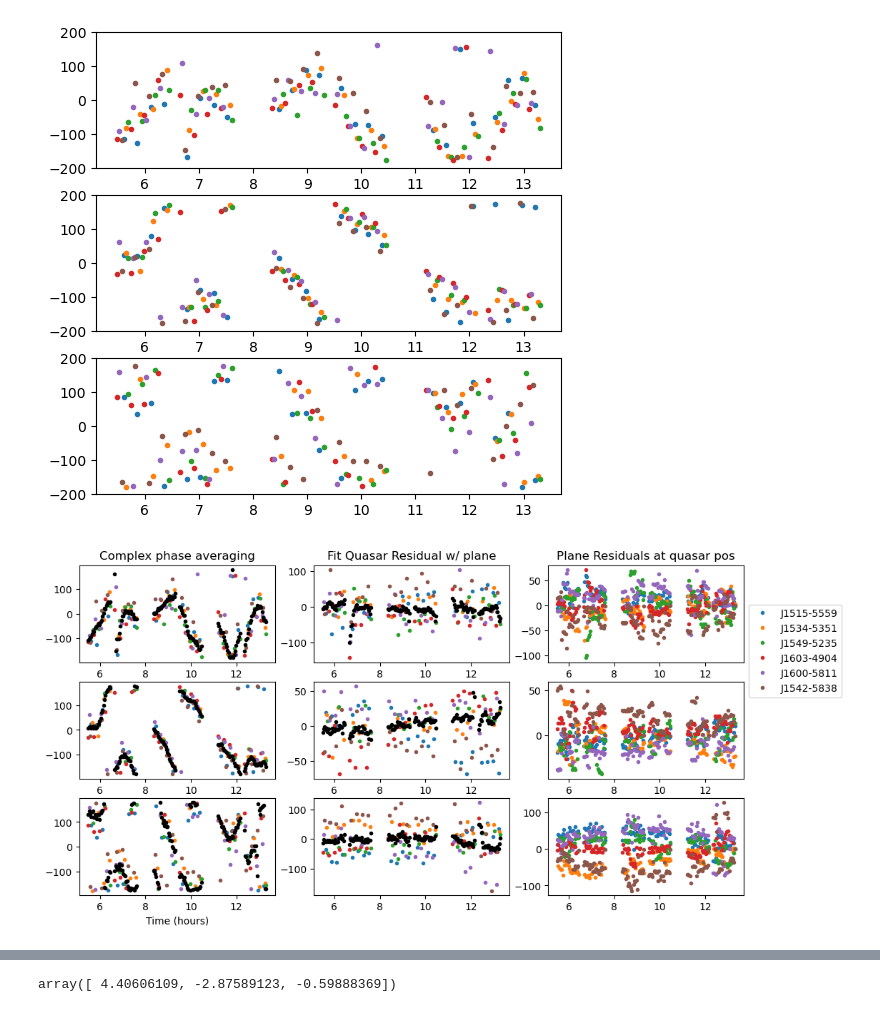
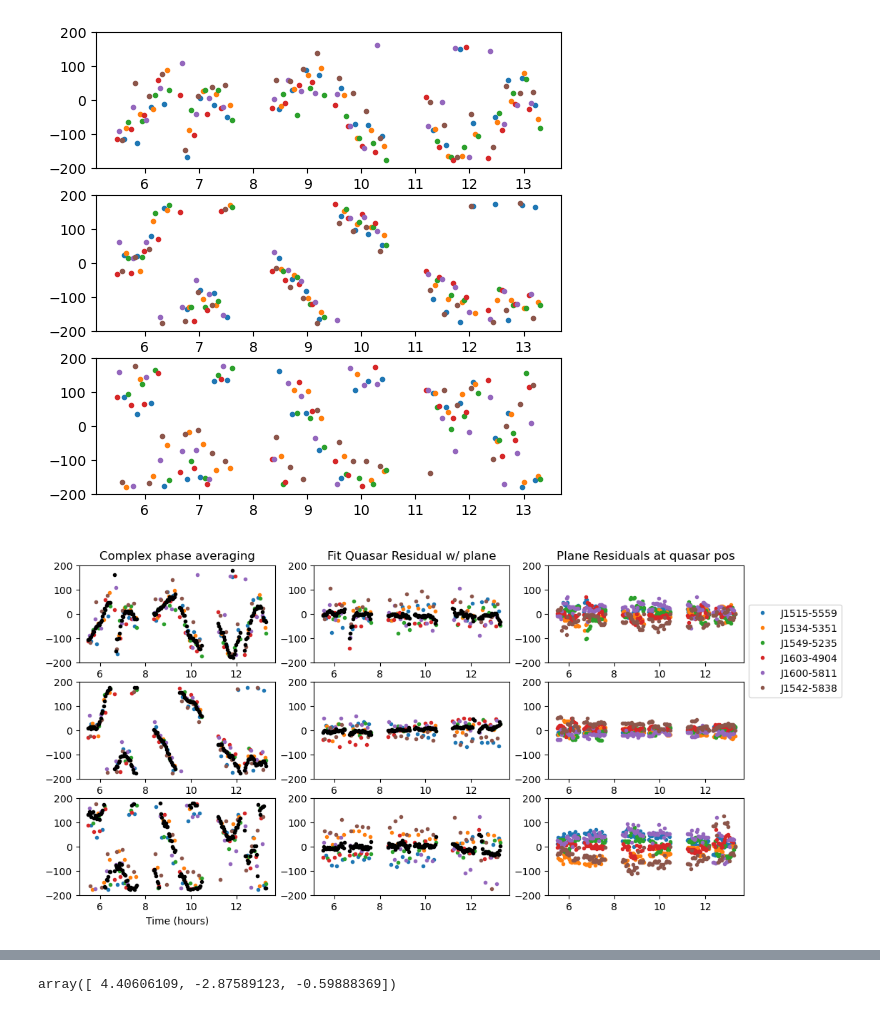
Before and after one commit to lucasjord/spirals, a Jupyter notebook: testing/multiview_testing.ipynb, the cells around one changed output, grey strips where cells are left out. Cells and saved outputs as stored; diff of their text form; code cells hidden in the pictures.

```diff
--- a/testing/multiview_testing.ipynb
+++ b/testing/multiview_testing.ipynb
@@ -128,7 +142,7 @@ for nant in range(len(ants)):
 dt = 8
 
 refant = '1'
-T,P,R = {},{},[]
+P,R = {},[]
 for nant in range(len(ants)):
     R.append({})
     for sid in sids:
@@ -181,34 +195,34 @@ for nant in range(len(ants)):
             r_phas[r_phas >= np.pi] += -2*np.pi
             r_phas[r_phas < -np.pi] +=  2*np.pi
             for j in range(len(src_num1[indx])):
                 R[nant][foo[j]][i] = r_phas[j]
         else:
             # append time and null phase (keep solutions the same length)
             t.append(rtime[i])
             p.append(np.nan)
     T.update({ants[nant]:t})
     P.update({ants[nant]:np.array(p)})
 
 fig, ax = plt.subplots(len(ants),3,figsize=(4*3,3*(len(ants)-1)))
 for nant in range(len(ants)):
     for nsrc in range(len(sids)):
         indx = (ant_num1==ants[nant])*(src_num1==sids[nsrc])
         ax[nant,0].plot(24*fday1[indx],57.2*np.angle(vis1[indx]),'.')
         ax[nant,1].plot(24*fday1[indx],57.2*np.angle(rvis[indx]),'.')
         if nant==0:
             ax[nant,2].plot(24*rtime,57.2*R[nant][sids[nsrc]],'.',label=quas[sids[nsrc]].name)
         else:
             ax[nant,2].plot(24*rtime,57.2*R[nant][sids[nsrc]],'.')
     ax[nant,0].plot(24*rtime,57.2*np.angle(c_mean[:,nant]),'k.')
     ax[nant,1].plot(24*rtime,57.2*P[ants[nant]],'k.')
 
 ax[0,0].set_title('Complex phase averaging');
 ax[0,1].set_title('Fit Quasar Residual w/ plane');
 ax[0,2].set_title('Plane Residuals at quasar pos');
 ax[-1,0].set_xlabel('Time (hours)');
 fig.legend(bbox_to_anchor=(0.9, 0.8), loc='upper left');
-#for AX in ax.flatten():
-#    AX.set_ylim(-200,200)
-#fig.savefig('/Users/lucas3/spirals/testing/complex_avg.pdf',bbox_inches='tight')
+for AX in ax.flatten():
+   AX.set_ylim(-200,200)
+#fig.savefig('/Users/lucas3/spirals/testing/complex_avg+fit.pdf')
 # %% [output]
-[figure, old version]
+[figure, new version]
```
Also changed, not shown: parts of 7 cells of this notebook, 47 other files.
